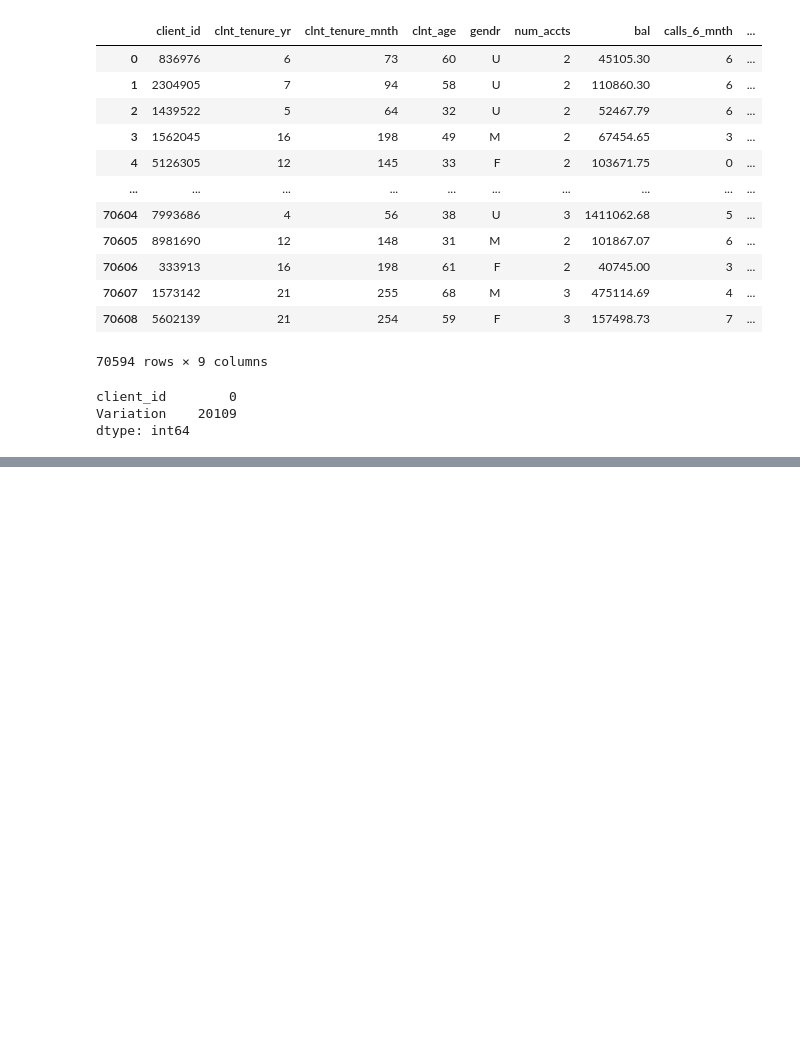
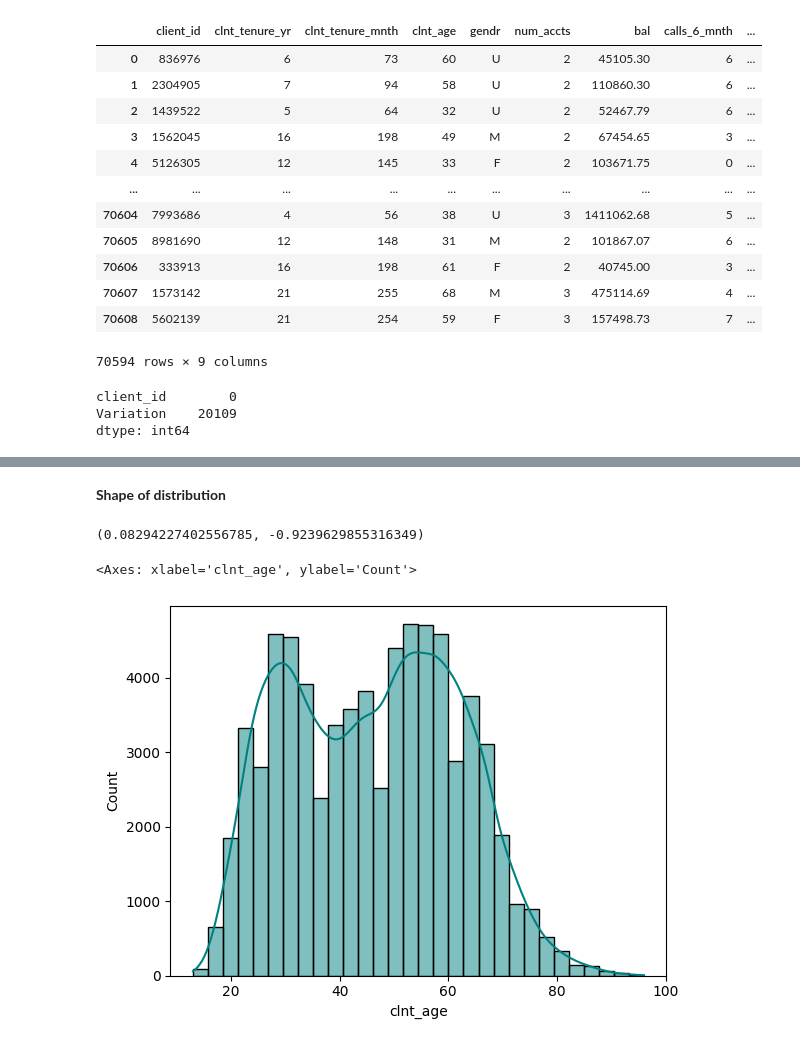
Before and after one commit to bfranx62/Ironhack-EDA-Project, a Jupyter notebook: main.ipynb, the cells around one changed output, grey strips where cells are left out. Drawn from its saved outputs; the diff is of its cells as text; code cells hidden in the pictures; blank space fills up the shorter version.

```diff
--- a/main.ipynb
+++ b/main.ipynb
@@ -219,0 +262,3 @@ df_fe_c.describe(include = 'all')
+# %%
+demographic_numerical = df_fd.select_dtypes("number")
+demographic_numerical.describe().T
@@ -219,0 +275,14 @@ df_fe_c.describe(include = 'all')
+# %% [markdown]
+**Shape of distribution**
+# %%
+client_age_skewness = demographic_numerical['clnt_age'].skew()
+client_age_kurtosis = demographic_numerical['clnt_age'].kurtosis()
+
+client_age_skewness, client_age_kurtosis
+# %% [output]
+(0.08294227402556785, -0.9239629855316349)
+# %%
+sns.histplot(demographic_numerical['clnt_age'], kde=True, bins=30, color="teal")
+# %% [output]
+<Axes: xlabel='clnt_age', ylabel='Count'>
+[figure, added]
```
Also changed, not shown: parts of 31 cells of this notebook.
